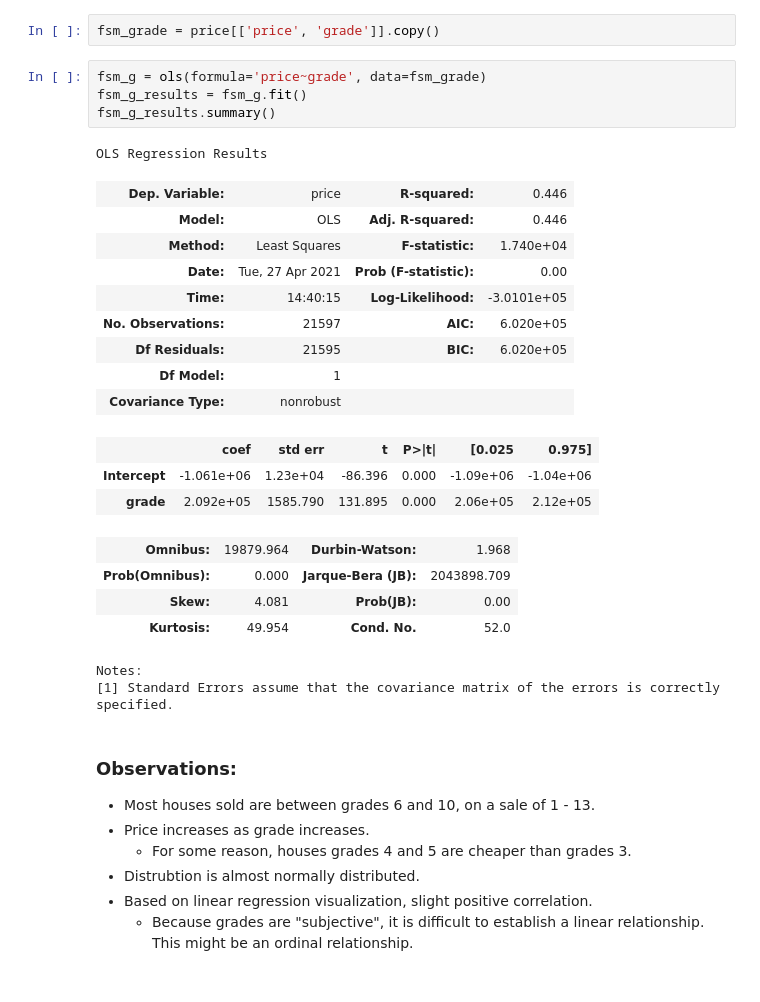
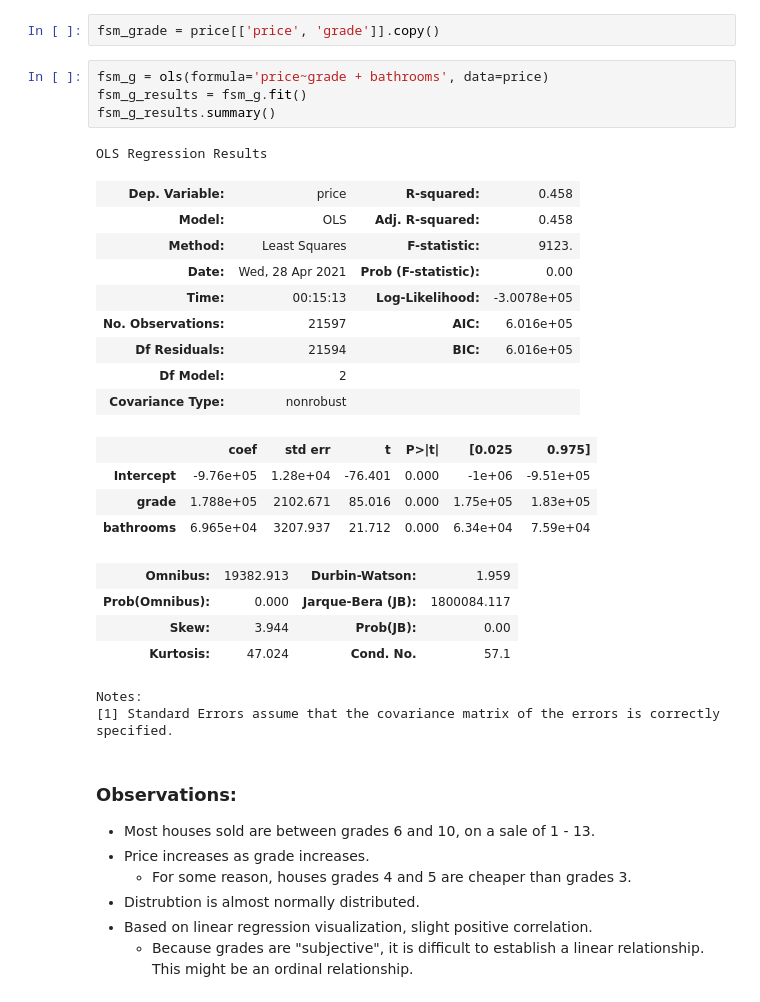
Before and after one commit to letruong711/Seattle-Area-Housing-Analysis, a Jupyter notebook: Starting Analysis.ipynb, the cells around one changed output. Drawn from its saved outputs; the diff is of its cells as text.

```diff
--- a/Starting Analysis.ipynb
+++ b/Starting Analysis.ipynb
@@ -429,27 +433,28 @@ Name: price, dtype: int64
 # %%
 fsm_grade = price[['price', 'grade']].copy()
 # %%
-fsm_g = ols(formula='price~grade', data=fsm_grade)
+fsm_g = ols(formula='price~grade + bathrooms', data=price)
 fsm_g_results = fsm_g.fit()
 fsm_g_results.summary()
 # %% [output]
 OLS Regression Results
-| Dep. Variable: | price | R-squared: | 0.446 |
-| Model: | OLS | Adj. R-squared: | 0.446 |
-| Method: | Least Squares | F-statistic: | 1.740e+04 |
-| Date: | Tue, 27 Apr 2021 | Prob (F-statistic): | 0.00 |
-| Time: | 14:40:15 | Log-Likelihood: | -3.0101e+05 |
-| No. Observations: | 21597 | AIC: | 6.020e+05 |
-| Df Residuals: | 21595 | BIC: | 6.020e+05 |
-| Df Model: | 1 |  |  |
+| Dep. Variable: | price | R-squared: | 0.458 |
+| Model: | OLS | Adj. R-squared: | 0.458 |
+| Method: | Least Squares | F-statistic: | 9123. |
+| Date: | Wed, 28 Apr 2021 | Prob (F-statistic): | 0.00 |
+| Time: | 00:15:13 | Log-Likelihood: | -3.0078e+05 |
+| No. Observations: | 21597 | AIC: | 6.016e+05 |
+| Df Residuals: | 21594 | BIC: | 6.016e+05 |
+| Df Model: | 2 |  |  |
 | Covariance Type: | nonrobust |  |  |
 |  | coef | std err | t | P>|t| | [0.025 | 0.975] |
-| Intercept | -1.061e+06 | 1.23e+04 | -86.396 | 0.000 | -1.09e+06 | -1.04e+06 |
-| grade | 2.092e+05 | 1585.790 | 131.895 | 0.000 | 2.06e+05 | 2.12e+05 |
+| Intercept | -9.76e+05 | 1.28e+04 | -76.401 | 0.000 | -1e+06 | -9.51e+05 |
+| grade | 1.788e+05 | 2102.671 | 85.016 | 0.000 | 1.75e+05 | 1.83e+05 |
+| bathrooms | 6.965e+04 | 3207.937 | 21.712 | 0.000 | 6.34e+04 | 7.59e+04 |
-| Omnibus: | 19879.964 | Durbin-Watson: | 1.968 |
-| Prob(Omnibus): | 0.000 | Jarque-Bera (JB): | 2043898.709 |
-| Skew: | 4.081 | Prob(JB): | 0.00 |
-| Kurtosis: | 49.954 | Cond. No. | 52.0 |
+| Omnibus: | 19382.913 | Durbin-Watson: | 1.959 |
+| Prob(Omnibus): | 0.000 | Jarque-Bera (JB): | 1800084.117 |
+| Skew: | 3.944 | Prob(JB): | 0.00 |
+| Kurtosis: | 47.024 | Cond. No. | 57.1 |
 Notes:
 [1] Standard Errors assume that the covariance matrix of the errors is correctly specified.
 # %% [markdown]
```
Also changed, not shown: parts of 9 cells of this notebook.
